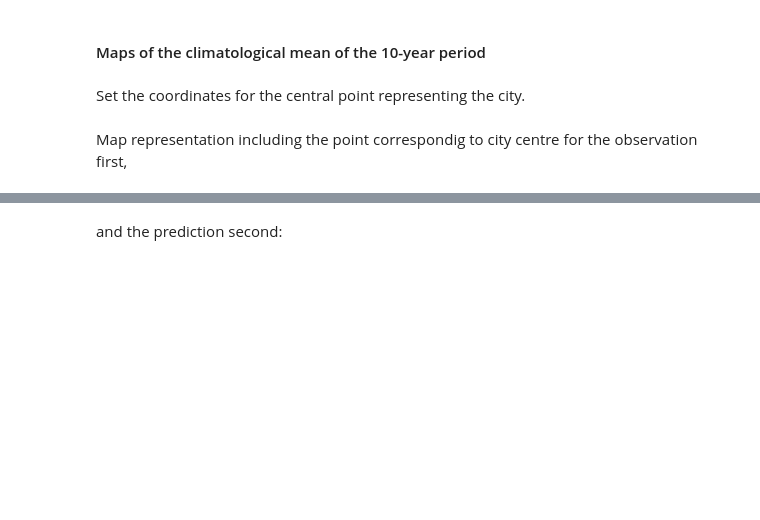
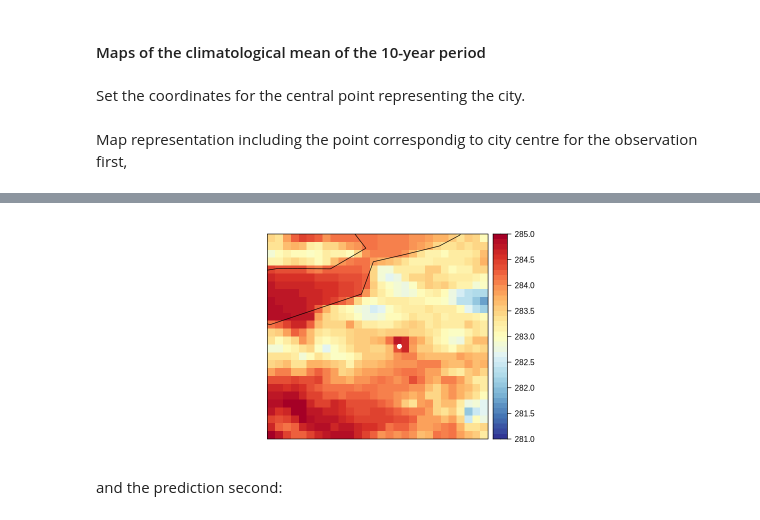
Before and after one commit to impetus4change/T31-ESD-hub, a Jupyter notebook: Notebooks/Bias_adjustment_with_climate4R.ipynb, the cells around one changed output, grey strips where cells are left out. Saved outputs shown, nothing was run; the diff lists cells and outputs as text; code cells hidden in the pictures; blank space fills up the shorter version.

```diff
--- a/Notebooks/2024_bias_correction_with_climate4R.ipynb
+++ b/Notebooks/Bias_adjustment_with_climate4R.ipynb
@@ -154,7 +164,7 @@ base.filename <- paste0(output.dir, "/", c(city, variable, bc.args$method) %>% p
 # %% [markdown]
 Datasets (NcML files):
 # %%
-ncml.dir <- sprintf("%s/ncml/EC-Earth3/dcppA-hindcast", data.dir)
+ncml.dir <- sprintf("%s/EC-Earth3/dcppA-hindcast", data.dir)
 datasets <- list.files(ncml.dir, full.names = T)
 head(datasets)
 # %% [output]
@@ -284,0 +282,10 @@ spatialPlot(city.obs %>% climatology,
+# %%
+layout.city.centre <- list(list("sp.points", city.centre, pch = 16, cex = 1, col = "white"))
+cbar.ticks <- seq(281, 285, 0.1)
+spatialPlot(city.obs %>% climatology,
+            backdrop.theme = "coastline",
+            at = cbar.ticks,
+            set.max = max(cbar.ticks),
+            rev.colors = TRUE,
+            sp.layout = layout.city.centre)
+# %% [output]
@@ -285,3 +295,4 @@ spatialPlot(city.obs %>% climatology,
+[figure, added]
 # %% [markdown]
 and the prediction second:
 # %%
```
Also changed, not shown: parts of 40 cells of this notebook, 1 other file.
